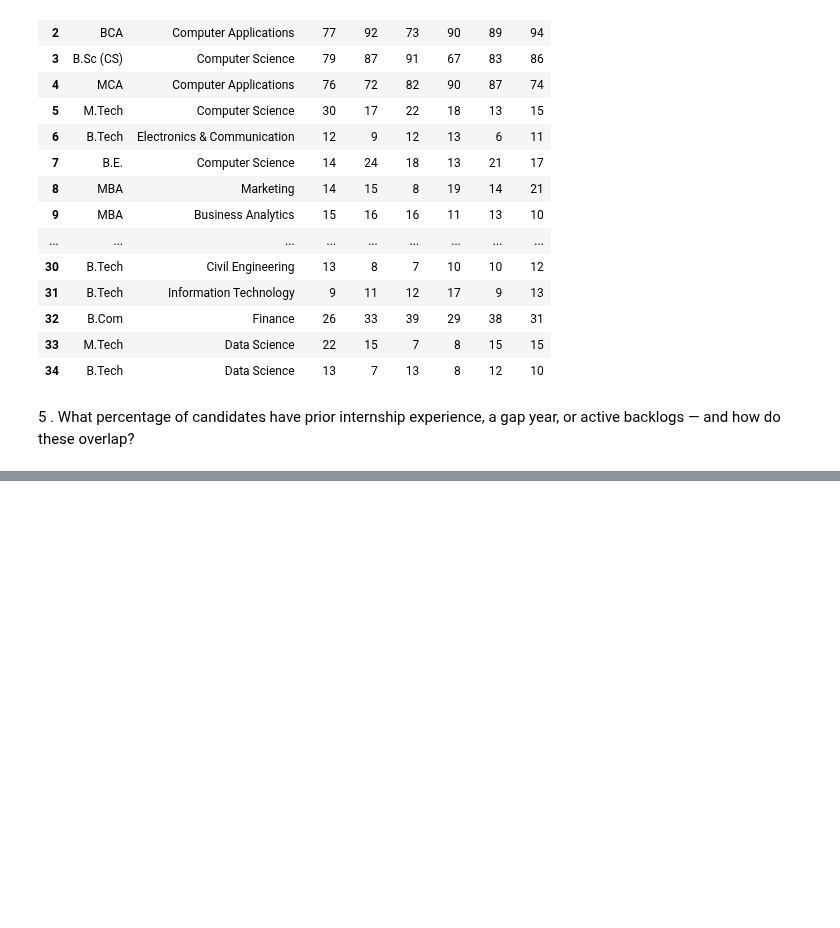
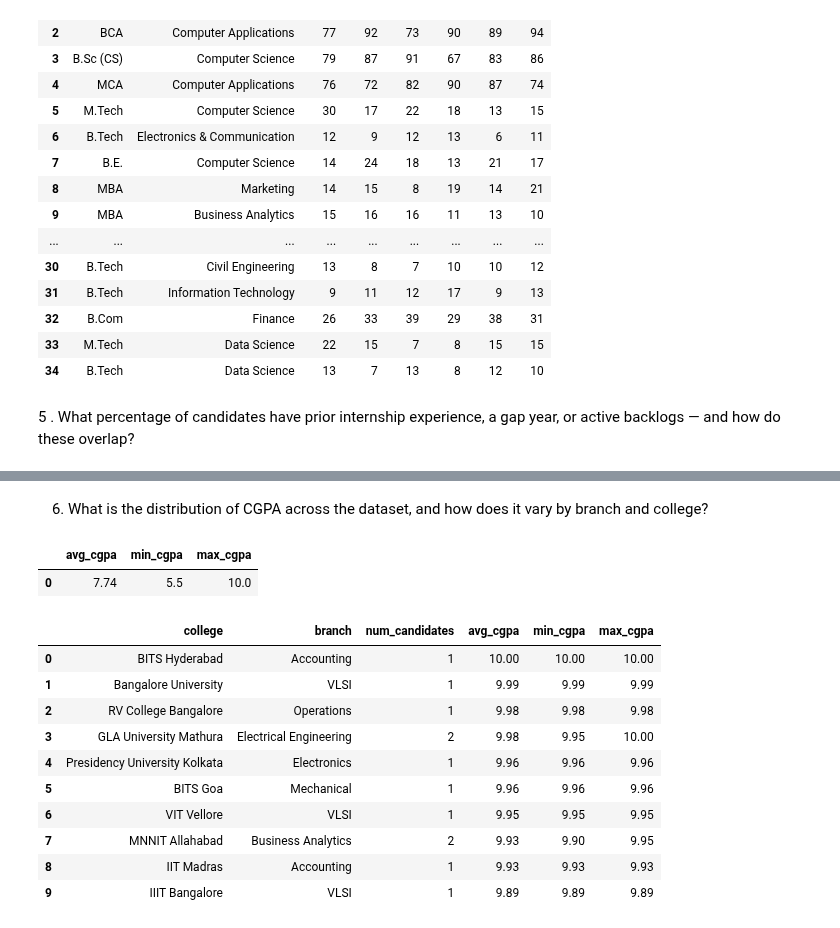
Before and after one commit to Ishasavani1402/Data-Analytics, a Jupyter notebook: fresher_hiring_analysis/EDA.ipynb, the cells around one changed output, grey strips where cells are left out. Cells and saved outputs as stored; diff of their text form; code cells hidden in the pictures; blank space fills up the shorter version.

```diff
--- a/fresher_hiring_analysis/EDA.ipynb
+++ b/fresher_hiring_analysis/EDA.ipynb
@@ -262,0 +275,31 @@ round(count(*) * 100 / SUM(COUNT(*)) over(),2) as pct_of_count from clean_datase
+# %% [markdown]
+6. What is the distribution of CGPA across the dataset, and how does it vary by branch and college?
+# %%
+overall_cgpa =  pd.read_sql_query(text("""select round(avg(cgpa),2) as avg_cgpa , min(cgpa) as min_cgpa , max(cgpa) as max_cgpa from clean_dataset """),engine)
+display(overall_cgpa)
+
+branch_college = pd.read_sql_query(text("""SELECT
+    college,
+    branch,
+    COUNT(*) AS num_candidates,
+    ROUND(AVG(cgpa), 2) AS avg_cgpa,
+    ROUND(MIN(cgpa), 2) AS min_cgpa,
+    ROUND(MAX(cgpa), 2) AS max_cgpa
+    FROM clean_dataset
+GROUP BY college, branch
+ORDER BY avg_cgpa DESC limit 10"""),engine)
+display(branch_college)
+# %% [output]
+|  | avg_cgpa | min_cgpa | max_cgpa |
+| 0 | 7.74 | 5.5 | 10.0 |
+|  | college | branch | num_candidates | avg_cgpa | min_cgpa | max_cgpa |
+| 0 | BITS Hyderabad | Accounting | 1 | 10.00 | 10.00 | 10.00 |
+| 1 | Bangalore University | VLSI | 1 | 9.99 | 9.99 | 9.99 |
+| 2 | RV College Bangalore | Operations | 1 | 9.98 | 9.98 | 9.98 |
+| 3 | GLA University Mathura | Electrical Engineering | 2 | 9.98 | 9.95 | 10.00 |
+| 4 | Presidency University Kolkata | Electronics | 1 | 9.96 | 9.96 | 9.96 |
+| 5 | BITS Goa | Mechanical | 1 | 9.96 | 9.96 | 9.96 |
+| 6 | VIT Vellore | VLSI | 1 | 9.95 | 9.95 | 9.95 |
+| 7 | MNNIT Allahabad | Business Analytics | 2 | 9.93 | 9.90 | 9.95 |
+| 8 | IIT Madras | Accounting | 1 | 9.93 | 9.93 | 9.93 |
+| 9 | IIIT Bangalore | VLSI | 1 | 9.89 | 9.89 | 9.89 |
```
Also changed, not shown: parts of 9 cells of this notebook.
